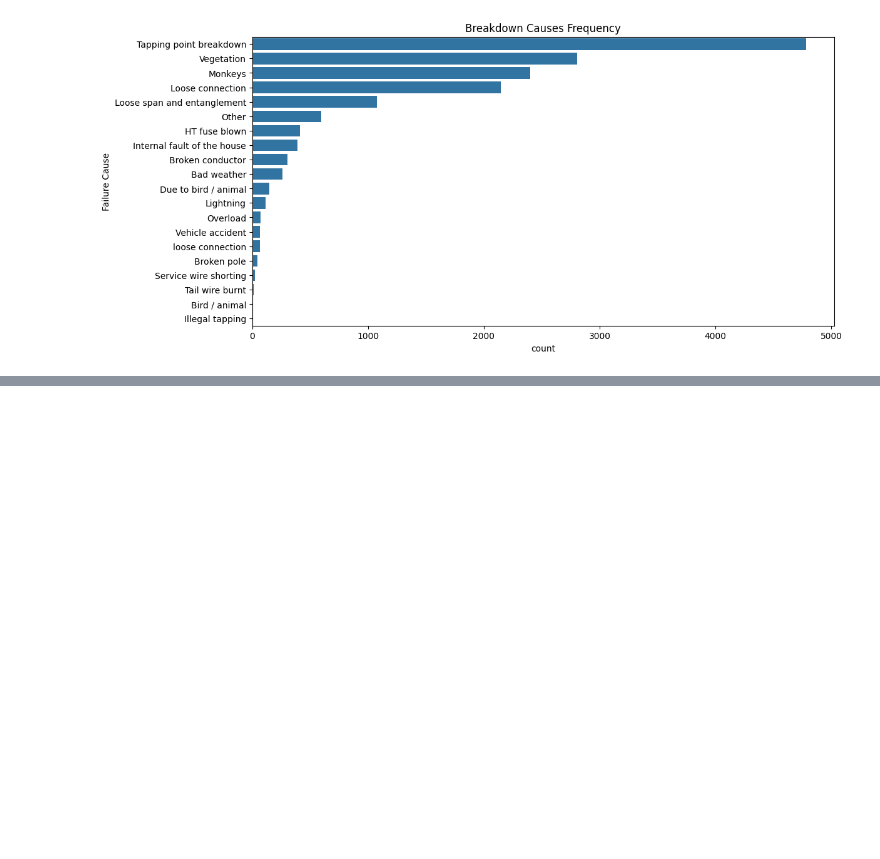
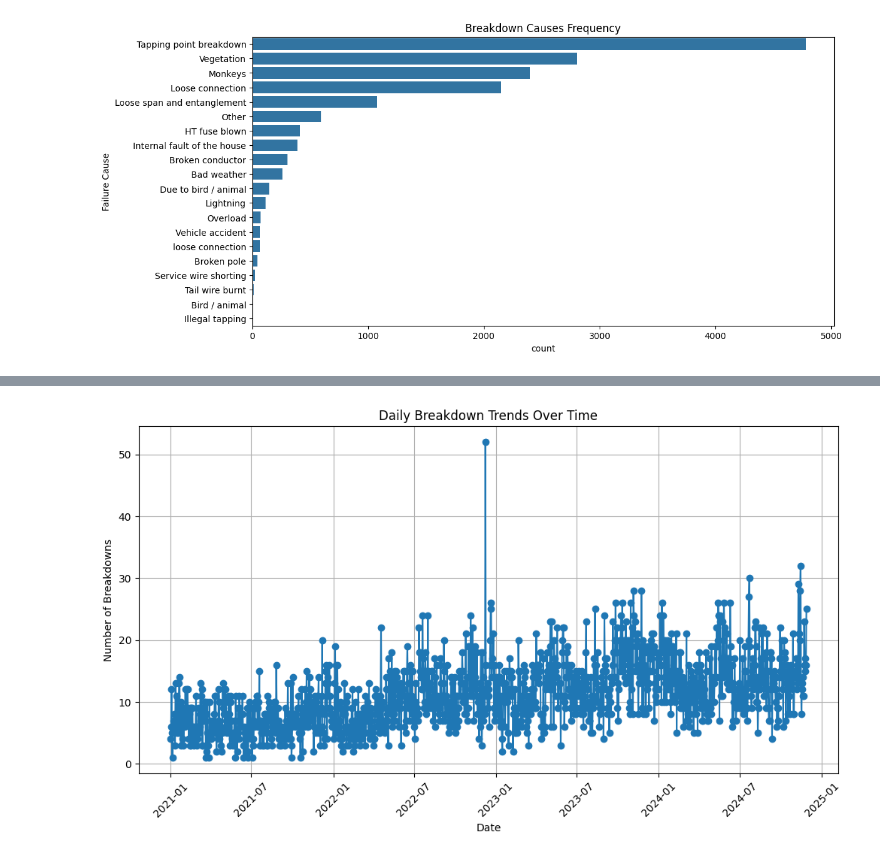
Before and after one commit to Chalitha99/Research-ML-Model, a Jupyter notebook: Statistical_Analysis.ipynb, the cells around one changed output, grey strips where cells are left out. Saved outputs shown, nothing was run; the diff lists cells and outputs as text; code cells hidden in the pictures; blank space fills up the shorter version.

```diff
--- a/Statistical_Analysis.ipynb
+++ b/Statistical_Analysis.ipynb
@@ -77,0 +125,91 @@ plt.show()
+# %%
+import pandas as pd
+
+# Load dataset
+df = pd.read_csv("csv_pre_processed.csv")
+
+# Convert 'Received Time' to datetime format (auto-detecting format)
+df['Received Time'] = pd.to_datetime(df['Received Time'], errors='coerce')
+
+# Display the first few rows to check if conversion is successful
+print(df[['Received Time']].head())
+
+# Extract date components
+df['Date'] = df['Received Time'].dt.date  # Only the date (YYYY-MM-DD)
+df['Hour'] = df['Received Time'].dt.hour  # Hour of the day (0-23)
+df['Weekday'] = df['Received Time'].dt.day_name()  # Day of the week
+df['Month'] = df['Received Time'].dt.month_name()  # Month name
+
+# Display the first few rows
+print(df[['Received Time', 'Date', 'Hour', 'Weekday', 'Month']].head())
+
+
+import matplotlib.pyplot as plt
+
+# Group by Date to count the number of breakdowns per day
+daily_breakdowns = df.groupby('Date').size()
+
+# Plot time series
+plt.figure(figsize=(12, 6))
+plt.plot(daily_breakdowns, marker='o', linestyle='-')
+plt.title("Daily Breakdown Trends Over Time")
+plt.xlabel("Date")
+plt.ylabel("Number of Breakdowns")
+plt.xticks(rotation=45)
+plt.grid()
+plt.show()
+
+
+import seaborn as sns
+
+plt.figure(figsize=(10, 5))
+sns.countplot(x=df['Hour'], palette="viridis")
+plt.title("Breakdowns by Hour of the Day")
+plt.xlabel("Hour of the Day")
+plt.ylabel("Number of Breakdowns")
+plt.xticks(range(0, 24))
+plt.grid()
+plt.show()
+
+
+plt.figure(figsize=(10, 5))
+sns.countplot(x=df['Weekday'], order=['Monday', 'Tuesday', 'Wednesday', 'Thursday', 'Friday', 'Saturday', 'Sunday'], palette="coolwarm")
+plt.title("Breakdowns by Day of the Week")
+plt.xlabel("Day of the Week")
+plt.ylabel("Number of Breakdowns")
+plt.grid()
+plt.show()
+
+
+plt.figure(figsize=(10, 5))
+sns.countplot(x=df['Month'], order=['January', 'February', 'March', 'April', 'May', 'June',
+                                    'July', 'August', 'September', 'October', 'November', 'December'],
+              palette="magma")
+plt.title("Breakdowns by Month")
+plt.xlabel("Month")
+plt.ylabel("Number of Breakdowns")
+plt.xticks(rotation=45)
+plt.grid()
+plt.show()
+
+
+df['Received Time'] = pd.to_datetime(df['Received Time'])  # Ensure datetime format
+df.set_index('Received Time', inplace=True)  # Set as index for time series analysis
+
+# Resample daily breakdowns
+daily_counts = df.resample('D').size()
+
+# Compute 7-day moving average
+rolling_avg = daily_counts.rolling(window=7).mean()
+
+# Plot time series with moving average
+plt.figure(figsize=(12, 6))
+plt.plot(daily_counts, label="Daily Breakdowns", alpha=0.5)
+plt.plot(rolling_avg, label="7-Day Moving Average", color='red', linewidth=2)
+plt.title("Electricity Breakdown Trends with 7-Day Moving Average")
+plt.xlabel("Date")
+plt.ylabel("Number of Breakdowns")
+plt.legend()
+plt.grid()
+plt.show()
+# %% [output]
@@ -77,0 +228 @@ plt.show()
+[figure, added]
```
Also changed, not shown: parts of 5 cells of this notebook.
